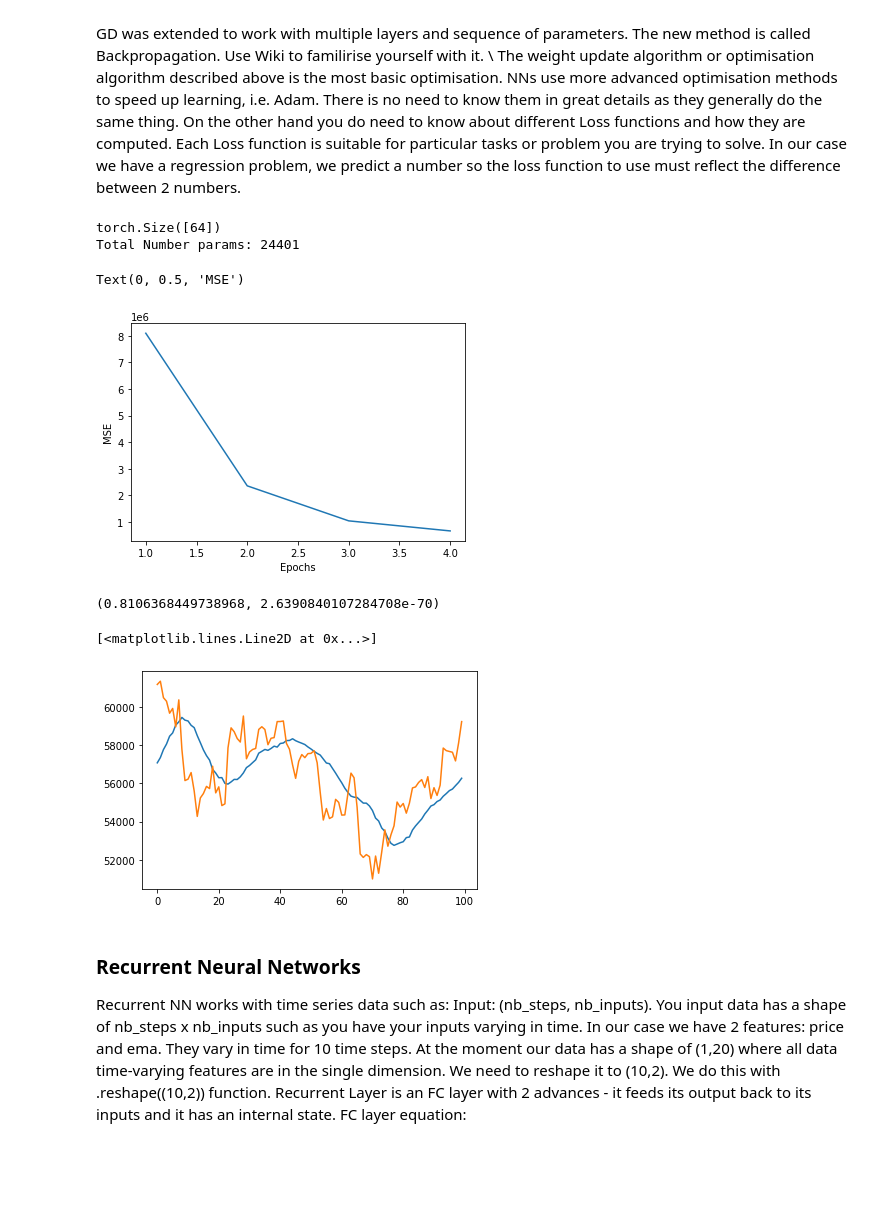
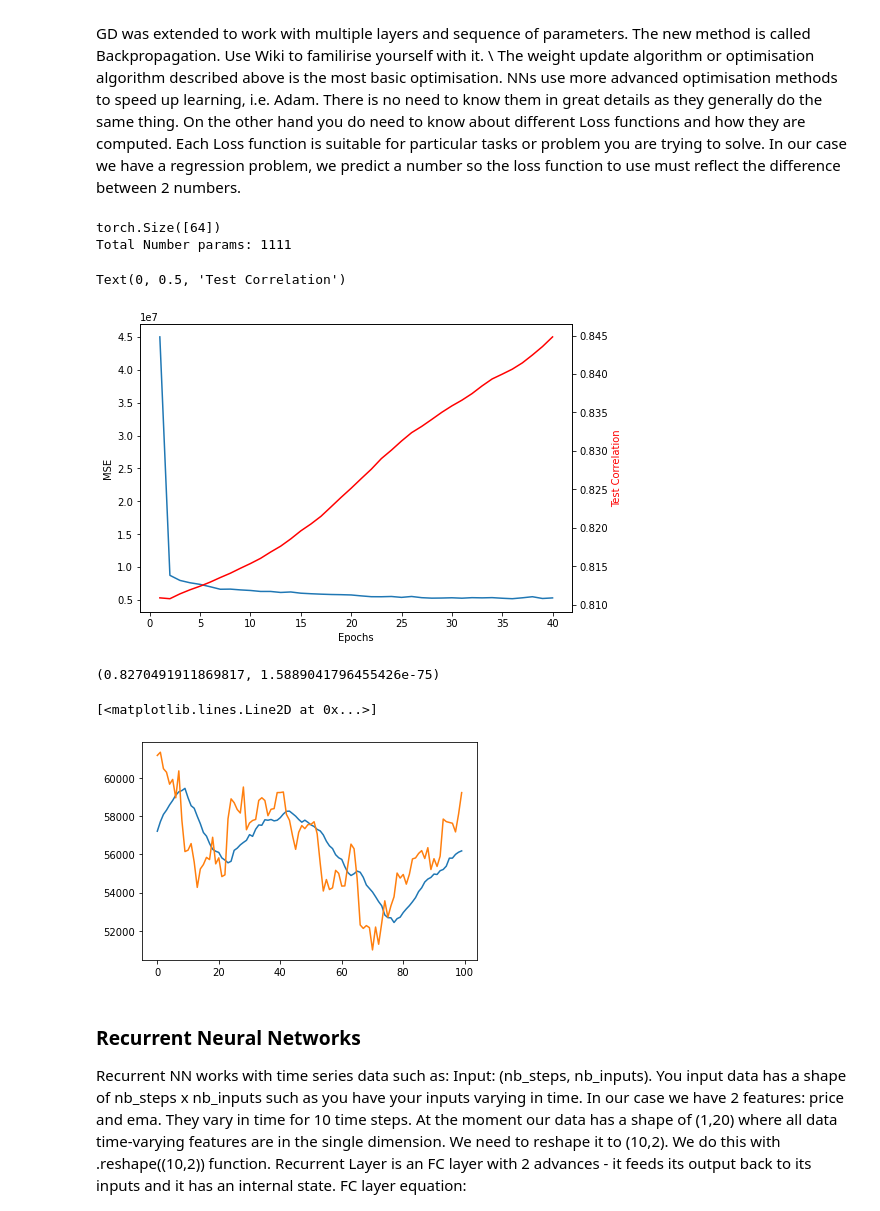
Before and after one commit to Sergeytata/Data-Science-Small-Tutorial, a Jupyter notebook: for_noobs_with_love.ipynb, the cells around one changed output. Cells and saved outputs as stored; diff of their text form; code cells hidden in the pictures; blank space fills up the shorter version.

Commit message:
RF model added to ML strategy, NN improved

```diff
--- a/for_noobs_with_love.ipynb
+++ b/for_noobs_with_love.ipynb
@@ -319,8 +322,9 @@ dtype = torch.float32 # we define the data type. It's import that we have a sing
 param = {
     'nb_inputs': nb_inputs,
     'nb_outputs': nb_outputs,
-    'linear1_nb_hidden': 200,
-    'linear2_nb_hidden': 100,
+    'linear1_nb_hidden': 30,
+    'linear2_nb_hidden': 15,
+    'p': 0.2, # dropout probability
     # 'linear1_nb_hidden': ,
 }
 
@@ -335,12 +339,22 @@ class LinearModel(torch.nn.Module):
         self.linear2 = torch.nn.Linear(param['linear1_nb_hidden'],param['linear2_nb_hidden']).to(device) # (batch_size,linear1_nb_hidden) -> (batch_size,linear2_nb_hidden)
         self.linear3 = torch.nn.Linear(param['linear2_nb_hidden'], param['nb_outputs']).to(device) # (batch_size,linear2_nb_hidden) -> (batch_size,nb_outputs)
 
+        # define activation function
+        self.relu = torch.nn.ReLU()
+
+        # define Dropout
+        self.dropout = torch.nn.Dropout(p=param['p'])
+
     # neural networks do 2 runs . Forward - they predict. Backward - compute gradients and update parameters.
     # We need to define the how our Modules defined above are connected with each other. For this we use forward function
     def forward(self, x):
         # x is the input to our model
         x = self.linear1(x) # input is applied to the first layer and saved to variable x
+        x = self.relu(x)
+        x = self.dropout(x)
         x = self.linear2(x) # we do the same for the second layer
+        # x = self.relu(x)
+        # x = self.dropout(x)
         x = self.linear3(x).squeeze() # .squeeze() is used to remove unit dimensions, i.e. (64,1) -> (64,).
         return x
 
@@ -358,7 +372,7 @@ for p in model.parameters():
 print('Total Number params: {}'.format(total_params))
 # %% [output]
 torch.Size([64])
-Total Number params: 24401
+Total Number params: 1111
 # %%
 # define Data Generator. Data generators are used save memory and not create new matrices or to create a simple loop pattern. Think about it as a custom For Loop :)
 def my_generator(X, y, batch_size):
@@ -371,9 +385,9 @@ def my_generator(X, y, batch_size):
         yield X_batch, y_batch # alternative to return but called multiple times
 # %%
 # train loop
-batch_size = 64
+batch_size = 32
 # epoch are used to train your nat longer than the number of data points you have
-nb_epochs = 4
+nb_epochs = 40
 # compile your model
 model = LinearModel(param)
 # define Loss function
@@ -383,38 +397,57 @@ lr = 1e-3
 optimizer = torch.optim.Adamax(model.parameters(), lr=lr,betas=(0.9,0.999))
 
 # record losses for visualisation
 loss_hist = []
+corrs = []
 for e in range(nb_epochs):
     # create list for losses
     local_loss = []
+    # turn on training
+    model.train()
     for x_batch, y_batch in my_generator(X_train.to_numpy(), y_train, batch_size):
         # compute model prediction
         # print(x_batch.shape)
         output = model(x_batch)
 
         # compute loss
         loss_val = loss_fn(output, y_batch)
         # reset optimiser gradients to zero
         optimizer.zero_grad()
         # compute gradients
         loss_val.backward()
         # perform weights update
         optimizer.step()
         # add loss to local losses
         local_loss.append(loss_val.item())
 
     # compute mean loss for this epoch
     mean_loss = np.mean(local_loss)
     # add mean loss to loss hist
     loss_hist.append(mean_loss)
 
+
+    # compute test correlation
+    # turn off training
+    model.eval()
+    y_pred = model(torch.tensor(X_test.to_numpy(), device=device, dtype=dtype))
+    y_pred = y_pred.cpu().detach().numpy()
+
+    corr = stats.pearsonr(y_pred, y_test)
+
+    corrs.append(corr[0])
+
 plt.close()
-plt.plot(np.arange(1,nb_epochs+1),np.array(loss_hist).T)
-plt.xlabel('Epochs')
-plt.ylabel('MSE')
+fig = plt.figure()
+ax = fig.add_axes([0, 0, 1, 1])
+ax.plot(np.arange(1,nb_epochs+1),np.array(loss_hist).T)
+ax.set_xlabel('Epochs')
+ax.set_ylabel('MSE')
+ax2 = ax.twinx()
+ax2.plot(np.arange(1,nb_epochs+1),np.array(corrs).T, c='red')
+ax2.set_ylabel('Test Correlation', color='red')
 # %% [output]
-Text(0, 0.5, 'MSE')
+Text(0, 0.5, 'Test Correlation')
-[figure, old version]
+[figure, new version]
 # %%
 # test Loop correlation
 y_pred = model(torch.tensor(X_test.to_numpy(), device=device, dtype=dtype))
@@ -423,7 +456,7 @@ y_pred = y_pred.cpu().detach().numpy()
 corr = stats.pearsonr(y_pred, y_test)
 print(corr)
 # %% [output]
-(0.8106368449738968, 2.6390840107284708e-70)
+(0.8270491911869817, 1.5889041796455426e-75)
 # %%
 # plot predicted test sample
 y_pred = model(torch.tensor(X_test.to_numpy(), device=device, dtype=dtype))
@@ -432,7 +465,7 @@ plt.plot(y_pred[0:100])
 plt.plot(y_test[0:100])
 # %% [output]
 [<matplotlib.lines.Line2D at 0x...>]
-[figure, old version]
+[figure, new version]
 # %% [markdown]
 ### Recurrent Neural Networks
 Recurrent NN works with time series data such as:
```
Also changed, not shown: parts of 6 cells of this notebook.
